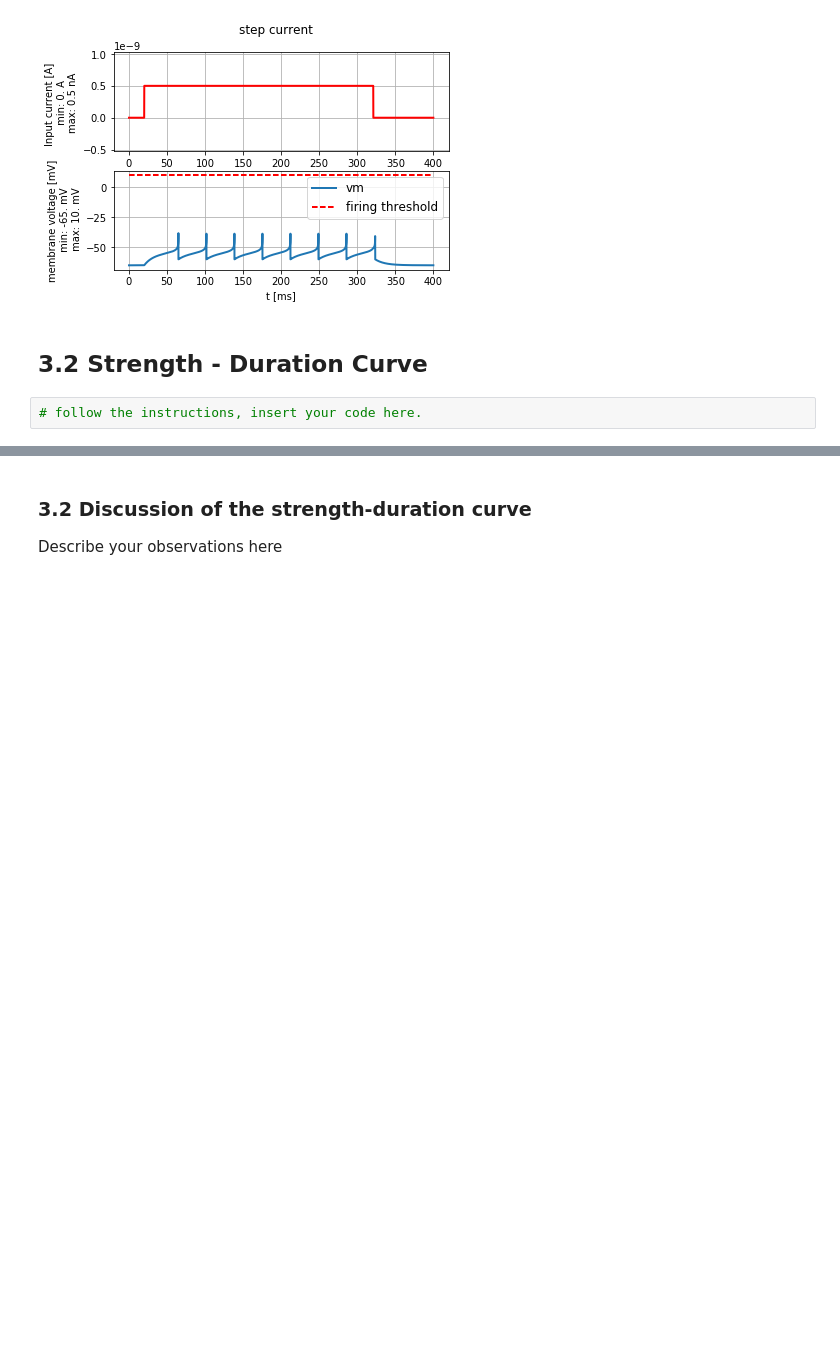
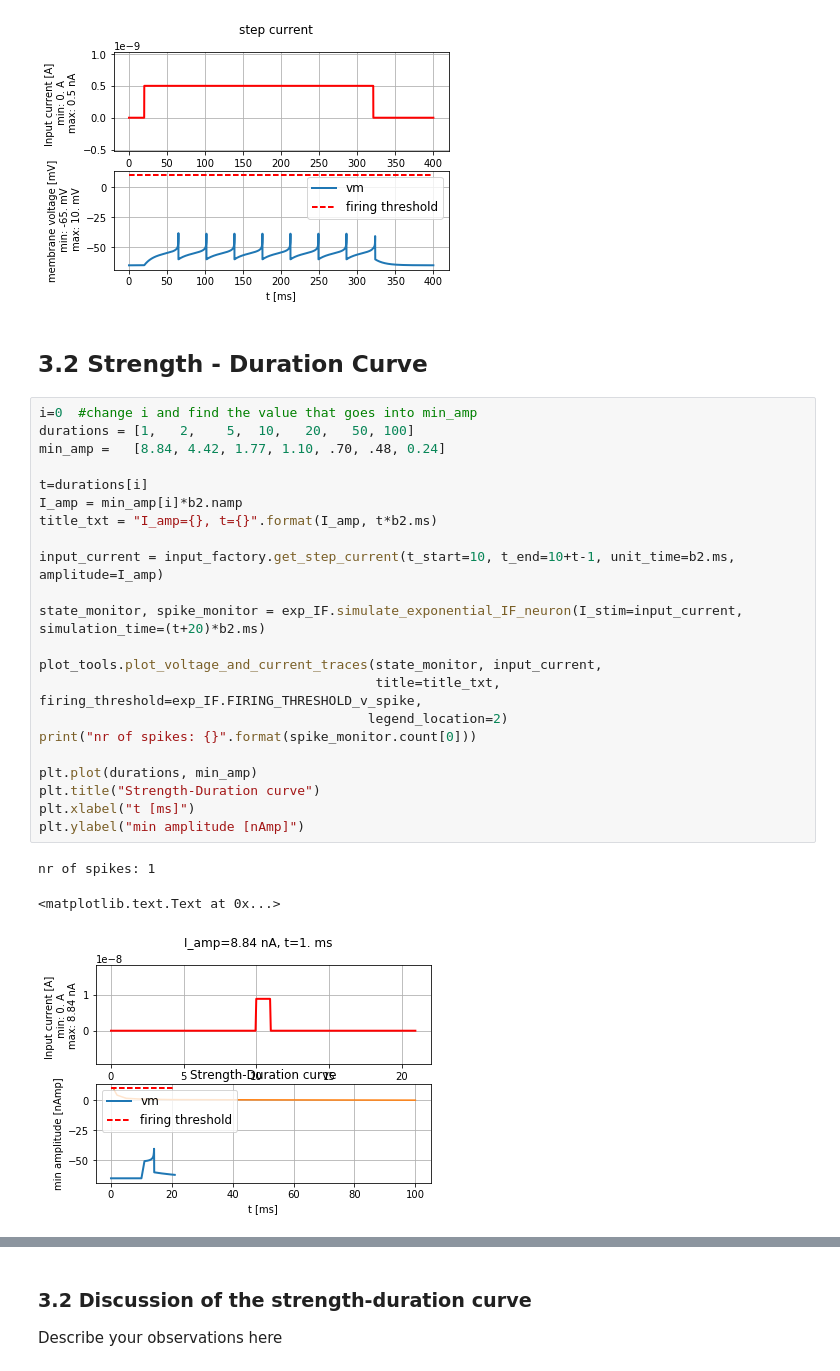
Before and after one commit to TristanBesson/bmnn, a Jupyter notebook: Ex3_Dylan_Bourgeois_000.ipynb, the cells around one changed output, grey strips where cells are left out. Saved outputs shown, nothing was run; the diff lists cells and outputs as text; blank space fills up the shorter version.

```diff
--- a/Ex3_Dylan_Bourgeois_000.ipynb
+++ b/Ex3_Dylan_Bourgeois_000.ipynb
@@ -141,5 +141,29 @@ nr of spikes: 8
 [figure]
 # %% [markdown]
 ## 3.2 Strength - Duration Curve
-# %%
-# follow the instructions, insert your code here.
+# %%
+i=0  #change i and find the value that goes into min_amp
+durations = [1,   2,    5,  10,   20,   50, 100]
+min_amp =   [8.84, 4.42, 1.77, 1.10, .70, .48, 0.24]
+
+t=durations[i]
+I_amp = min_amp[i]*b2.namp
+title_txt = "I_amp={}, t={}".format(I_amp, t*b2.ms)
+
+input_current = input_factory.get_step_current(t_start=10, t_end=10+t-1, unit_time=b2.ms, amplitude=I_amp)
+
+state_monitor, spike_monitor = exp_IF.simulate_exponential_IF_neuron(I_stim=input_current, simulation_time=(t+20)*b2.ms)
+
+plot_tools.plot_voltage_and_current_traces(state_monitor, input_current,
+                                           title=title_txt, firing_threshold=exp_IF.FIRING_THRESHOLD_v_spike,
+                                          legend_location=2)
+print("nr of spikes: {}".format(spike_monitor.count[0]))
+
+plt.plot(durations, min_amp)
+plt.title("Strength-Duration curve")
+plt.xlabel("t [ms]")
+plt.ylabel("min amplitude [nAmp]")
+# %% [output]
+nr of spikes: 1
+<matplotlib.text.Text at 0x...>
+[figure, added]
```
Also changed, not shown: parts of 2 cells of this notebook.
